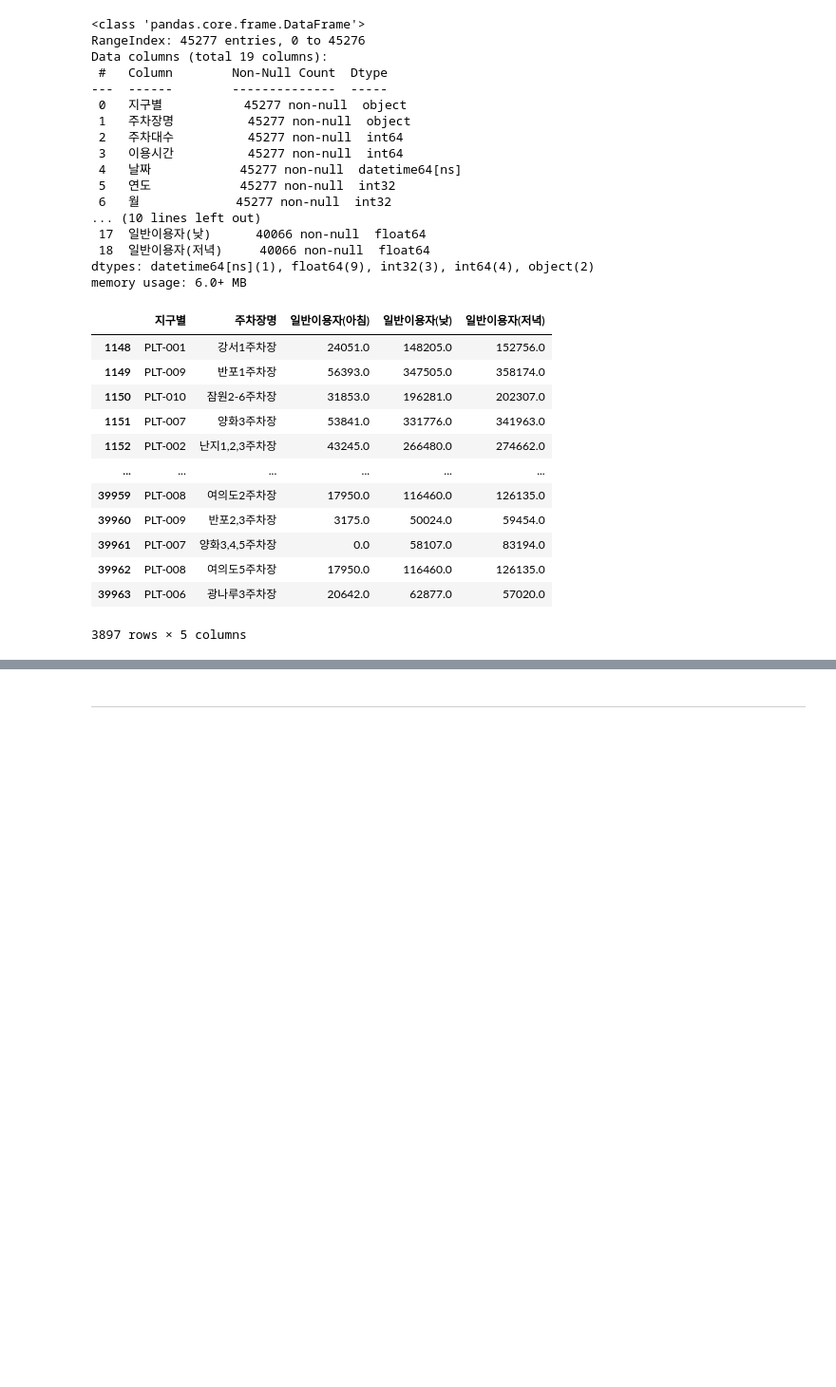
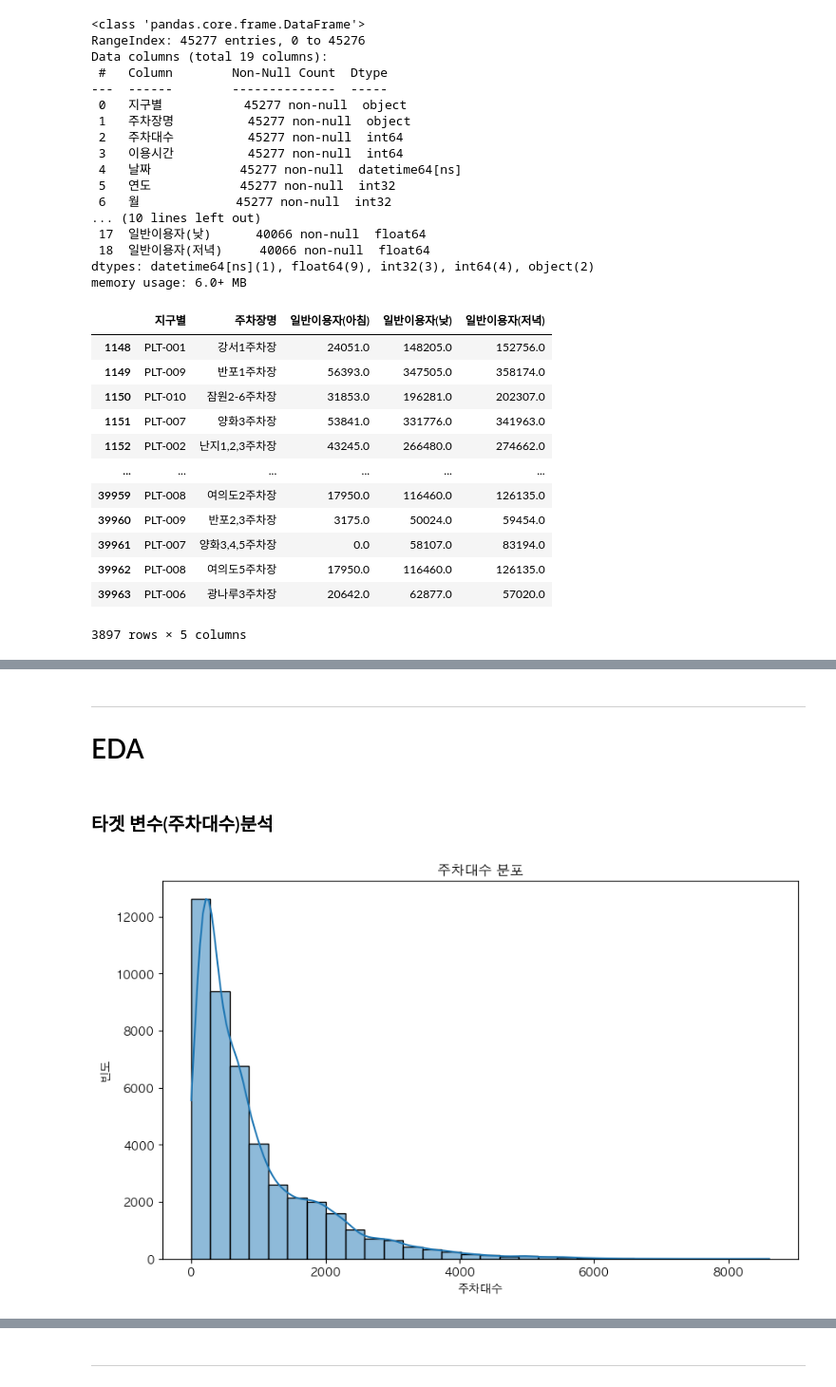
Before and after one commit to terryhyuk/HanGang_Mate, a Jupyter notebook: Python/DataAnalysis/MachineLearning.ipynb, the cells around one changed output, grey strips where cells are left out. Shown at 95% size. Cells and saved outputs as stored; diff of their text form; code cells hidden in the pictures; blank space fills up the shorter version.

```diff
--- a/Python/DataAnalysis/MachineLearning.ipynb
+++ b/Python/DataAnalysis/MachineLearning.ipynb
@@ -958,0 +1005,5 @@ KeyError: '주차장 이용 시간'
+# %%
+# 데이터 불러오기
+df = pd. read_csv("../Data/한강 주차대수 통계.csv")
+df.drop(columns='Unnamed: 0', inplace=True)
+df
@@ -958,0 +1059,18 @@ KeyError: '주차장 이용 시간'
+# %%
+from sklearn.cluster import KMeans
+
+# 혼잡도 Kmeans 이용
+
+data = df[['점유율_아침', '점유율_낮', '점유율_저녁']]
+
+# KMeans 모델 생성 (4개의 군집: 여유, 보통, 혼잡, 만차)
+kmeans = KMeans(n_clusters=4, random_state=42)
+df['혼잡도_군집'] = kmeans.fit_predict(data)
+
+# KMeans 클러스터 결과를 기반으로 군집 레이블 부여
+# KMeans 결과는 군집 번호(0, 1, 2, 3)
+cluster_labels = ['여유', '보통', '혼잡', '만차']
+df['혼잡도_군집_명칭'] = df['혼잡도_군집'].apply(lambda x: cluster_labels[x])
+
+# 결과 확인
+print(df[['주차장명', '날짜', '점유율_아침', '점유율_낮', '점유율_저녁', '혼잡도_군집_명칭']].head())
@@ -958,0 +1093,5 @@ KeyError: '주차장 이용 시간'
+# %%
+# 일반이용자 합계와 일반이용자_아침,낮,저녁은 월별데이터이고, 일별 컬럼을 만들었으니 삭제한다.
+# 주차대수(아침,낮,저녁) 조건별 평균, 점유율(아침,낮,저녁)도 삭제
+drop_column = ['날짜','일반이용자 합계','일반이용자(아침)','일반이용자(낮)','일반이용자(저녁)','주차대수_조건별_평균','주차대수_아침','주차대수_낮','주차대수_저녁','점유율_아침','점유율_낮','점유율_저녁']
+df.drop(columns=drop_column,inplace=True)
@@ -958,0 +1148,24 @@ KeyError: '주차장 이용 시간'
+# %% [markdown]
+---
+# EDA
+# %% [markdown]
+### 타겟 변수(주차대수)분석
+# %%
+import matplotlib.pyplot as plt
+import seaborn as sns
+
+# 주차대수의 분포 시각화
+plt.figure(figsize=(10, 6))
+sns.histplot(df['주차대수'], bins=30, kde=True)
+plt.title('주차대수 분포')
+plt.xlabel('주차대수')
+plt.ylabel('빈도')
+plt.show()
+
+# 지구별 주차대수 평균 확인
+geo_mean_parking = df.groupby('지구별')['주차대수'].mean()
+
+# 주차장명별 주차대수 평균 확인
+parking_lot_mean = df.groupby('주차장명')['주차대수'].mean()
+# %% [output]
+[figure, added]
```
Also changed, not shown: parts of 83 cells of this notebook, 9 other files.
